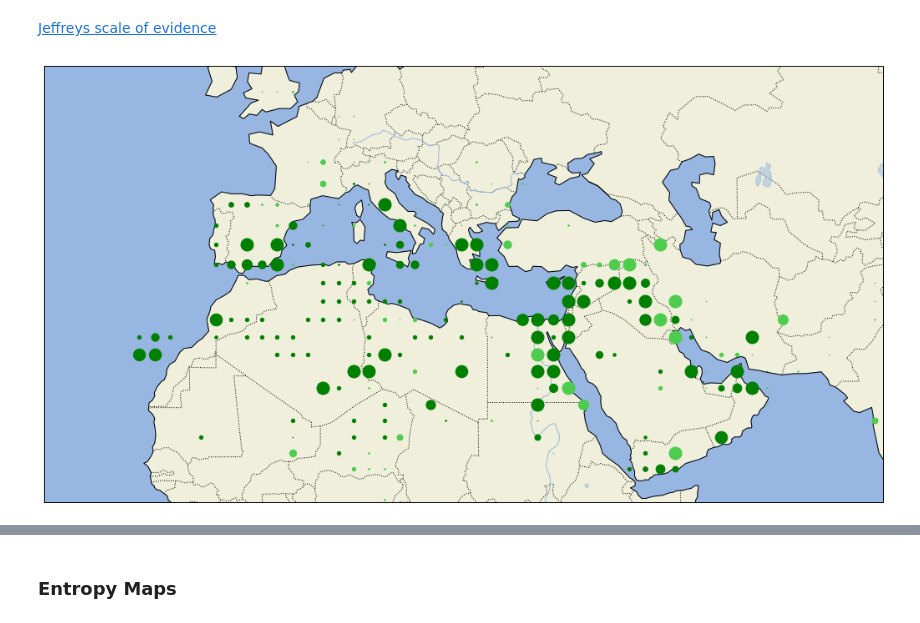
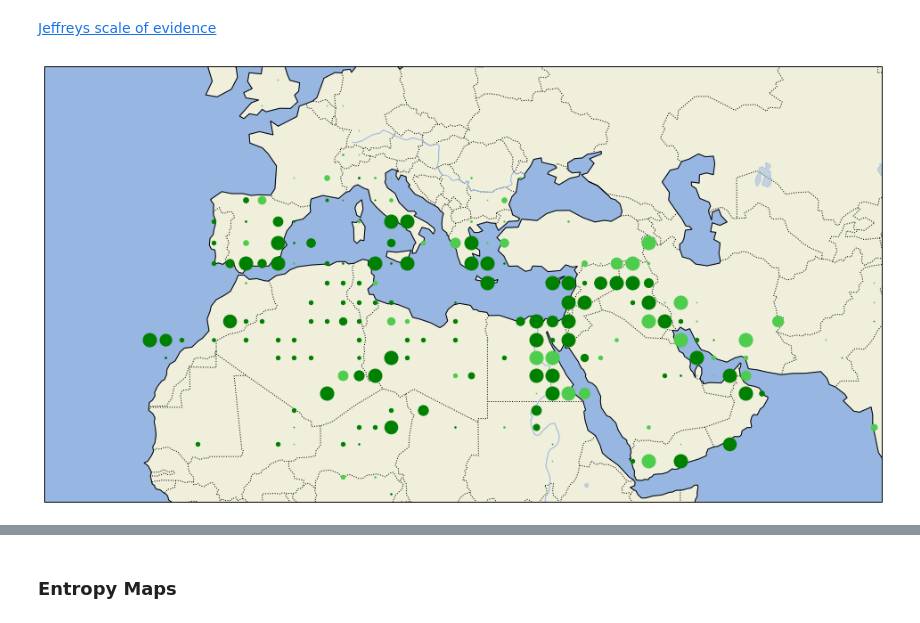
Before and after one commit to albertoruiz/phoenix, a Jupyter notebook: phoenix-simple.ipynb, the cells around one changed output, grey strips where cells are left out. Drawn from its saved outputs; the diff is of its cells as text; code cells hidden in the pictures.

```diff
--- a/phoenix-simple.ipynb
+++ b/phoenix-simple.ipynb
@@ -475,9 +475,9 @@ from cartopy.mpl.gridliner import LONGITUDE_FORMATTER, LATITUDE_FORMATTER
 
 lat_lon = cartopy.crs.PlateCarree()
 # %%
-def genmap(extent, figsize, grid=2):
-    fig = plt.figure(figsize=figsize)
-    ax = fig.gca(projection=cartopy.crs.Mercator())
+def genmap(extent, grid=2, ax=None):
+    if ax is None:
+        ax = plt.gca(projection=cartopy.crs.Mercator())
     lon1,lon2,lat1,lat2 = extent
 
     ax.add_feature(cpf.LAND)
@@ -489,7 +489,7 @@ def genmap(extent, figsize, grid=2):
 
     if grid is not None:
         gl = ax.gridlines(crs=lat_lon, draw_labels=True,
-                          linewidth=2, color='gray', alpha=0.5, linestyle='--')
+                          linewidth=1, color='gray', alpha=0.5, linestyle='--')
         gl.xlabels_top = False
         gl.ylabels_left = False
         gl.xlines = True
@@ -497,11 +497,11 @@ def genmap(extent, figsize, grid=2):
         gl.xlocator = mticker.FixedLocator(range(lon1-grid,lon2+grid,grid))
         gl.xformatter = LONGITUDE_FORMATTER
         gl.yformatter = LATITUDE_FORMATTER
-        gl.xlabel_style = {'size': 8, 'color': 'gray'}
+        gl.xlabel_style = {'size': 8, 'color': 'gray', 'rotation':90}
         gl.ylabel_style = {'size': 12, 'color': 'gray'}
 
     ax.set_extent(extent,crs=lat_lon)
-    return fig
+    return ax
 # %% [markdown]
 Show evidences in a small region.
 # %%
@@ -663,21 +666,24 @@ And finally we apply the tests on a new grid.
 # %%
 def colorpred(t,p):
     if t==1 and p>0.5: return 'green'
     if t==0 and p<0.5: return 'black'
     if t==0 and p>0.5: return (0.3,0.8,0.3)
     if t==1 and p<0.5: return 'gray'
 
 
-#dataB, _, _, dataL, _, _ = makeGrid()
-_, dataB, _, _, dataL, _, _ = makeGrid(size=1.9,offset=-0.15)
+_, dataB, _, _, dataL, _, _ = makeGrid()
 
-genmap(figsize=(18,18), extent=region, grid=None)
-for c,v in (dataB).items():
+# for checking other cell sizes and offsets (but currently not appropriate to show the grid lines)
+#_, dataB, _, _, dataL, _, _ = makeGrid(size=1.9,offset=-0.15)
+
+figu = plt.figure(figsize=(18,9))
+genmap(extent=region, grid=None)
+for c,v in dataB.items():
     e = sum([t(x) for t,x in zip(tests,v[1:])])
     p = sig(e)
     col = colorpred(v[0],p)
     if e>0:
         #print(e, p)
         plt.plot(*dataL[c],'.',color=col, markerSize=min(e,30), transform=lat_lon)
 # %% [output]
-[figure, old version]
+[figure, new version]
```
Also changed, not shown: parts of 7 cells of this notebook.
